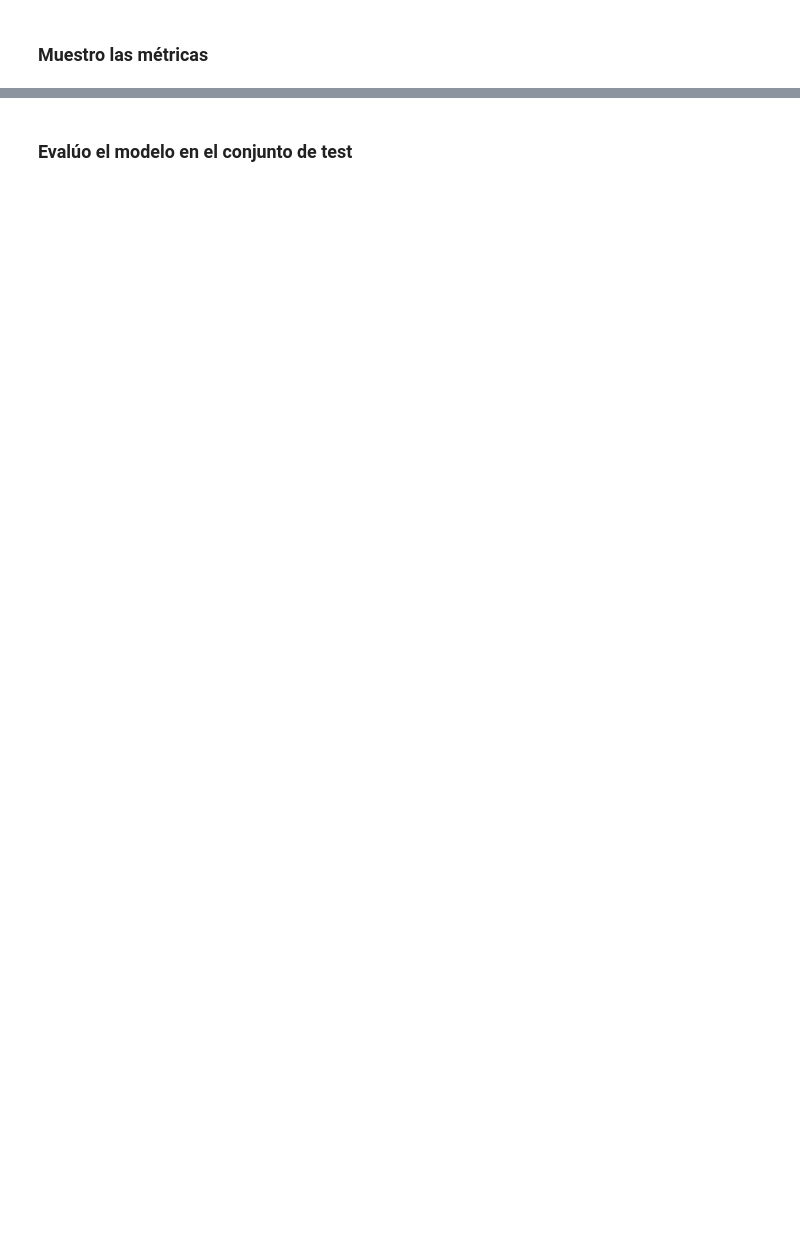
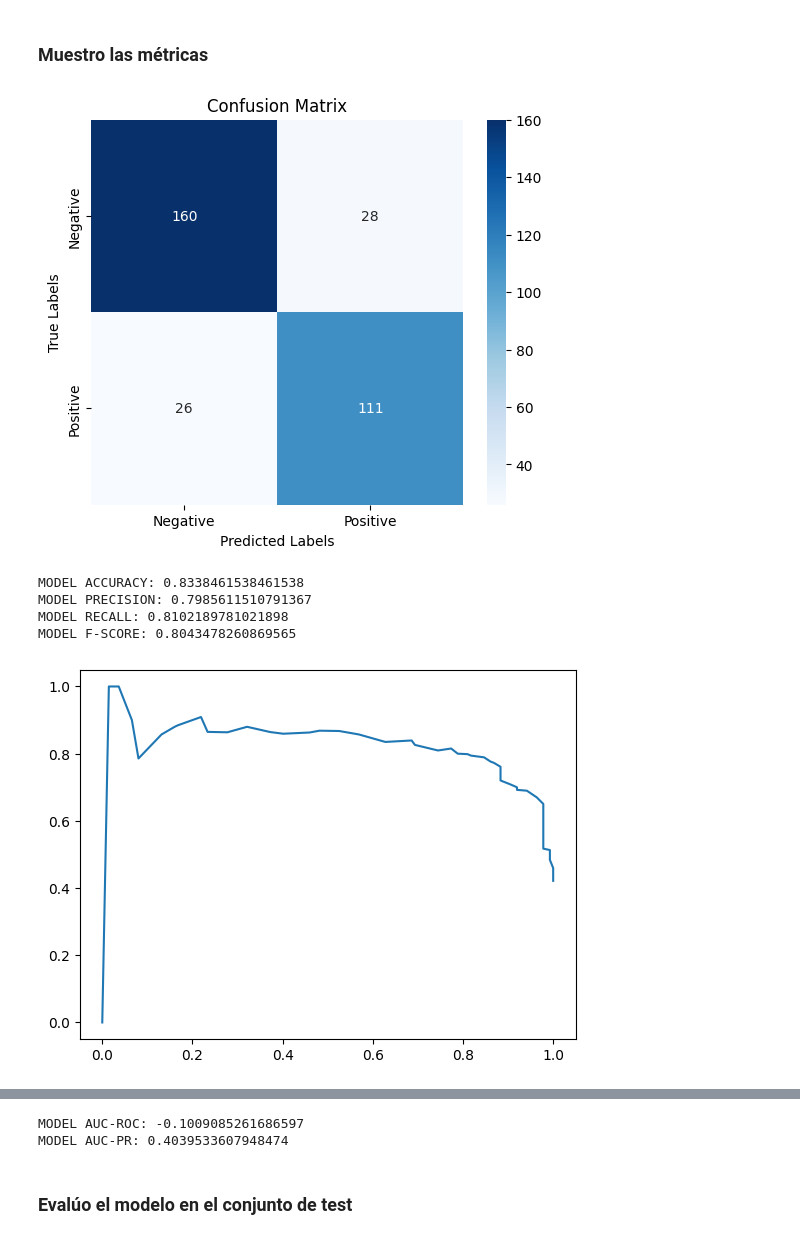
Before and after one commit to fedegutman/TP2ML, a Jupyter notebook: GUTMAN_FEDERICO_Notebook_TP2.ipynb, the cells around one changed output, grey strips where cells are left out. Drawn from its saved outputs; the diff is of its cells as text; code cells hidden in the pictures; blank space fills up the shorter version.

```diff
--- a/GUTMAN_FEDERICO_Notebook_TP2.ipynb
+++ b/GUTMAN_FEDERICO_Notebook_TP2.ipynb
@@ -114,26 +128,38 @@ avg_lambdas = ds.cross_val(valid_df, target_name='Diagnosis', lambda_values=poss
 # %%
 model = BinaryClassifier(train_df, target_name='Diagnosis', ridge_lambda=0, threshold=0.5, fit=True) # con regularizacion empeora
 
 # Generate predictions for the training data
 valid_features = valid_df.drop(columns=['Diagnosis']).values
 valid_predictions = model.predict(valid_features)
 
 results = pd.DataFrame({
     'Diagnosis': valid_df['Diagnosis'],
     'Prediction': valid_predictions
 })
 
 model_stats = metrics.extract_results(results)
 
-possible_thresholds = np.linspace(0, 1, 11).tolist()
-# avg_thresholds = metrics.cross_val_threshold(valid_df, target_name='Diagnosis', threshold_values=possible_thresholds, lmbda=0, k = 5)
+thresholds_val = np.linspace(0, 1, 11).tolist()
+# avg_thresholds = metrics.cross_val_threshold(valid_df, target_name='Diagnosis', threshold_values=thresholds_val, lmbda=0, k = 5)
 
+# HACER UNA FUNCION QUE ME IMPRIMA TODAS LAS METRICAS AUTOMATICAMENTE
 metrics.confusion_matrix(model_stats)
 print(f'MODEL ACCURACY: {metrics.accuracy(model_stats)}')
 print(f'MODEL PRECISION: {metrics.precision(model_stats)}')
 print(f'MODEL RECALL: {metrics.recall(model_stats)}')
 print(f'MODEL F-SCORE: {metrics.fscore(model_stats)}')
 
+possible_thresholds = np.linspace(0, 1, 51).tolist()
 threshold_metrics = metrics.get_thresholds_results(possible_thresholds, train_df, valid_df, target_name='Diagnosis')
-print(threshold_metrics)
-metrics.precision_recall_curve(threshold_metrics)
+
+prec, rec = metrics.precision_recall_curve(threshold_metrics)
+tpr, fpr = metrics.roc_curve(threshold_metrics)
+print(f'MODEL AUC-ROC: {metrics.auc_roc(tpr, fpr)}')
+print(f'MODEL AUC-PR: {metrics.auc_pr(prec, rec)}')
+# %% [output]
+[figure, added]
+MODEL ACCURACY: 0.8338461538461538
+MODEL PRECISION: 0.7985611510791367
+MODEL RECALL: 0.8102189781021898
+MODEL F-SCORE: 0.8043478260869565
+[figure, added]
@@ -140,2 +167,4 @@ metrics.precision_recall_curve(threshold_metrics)
+MODEL AUC-ROC: -0.1009085261686597
+MODEL AUC-PR: 0.4039533607948474
 # %% [markdown]
 ### Evalúo el modelo en el conjunto de test
```
Also changed, not shown: parts of 2 cells of this notebook, 2 other files.
